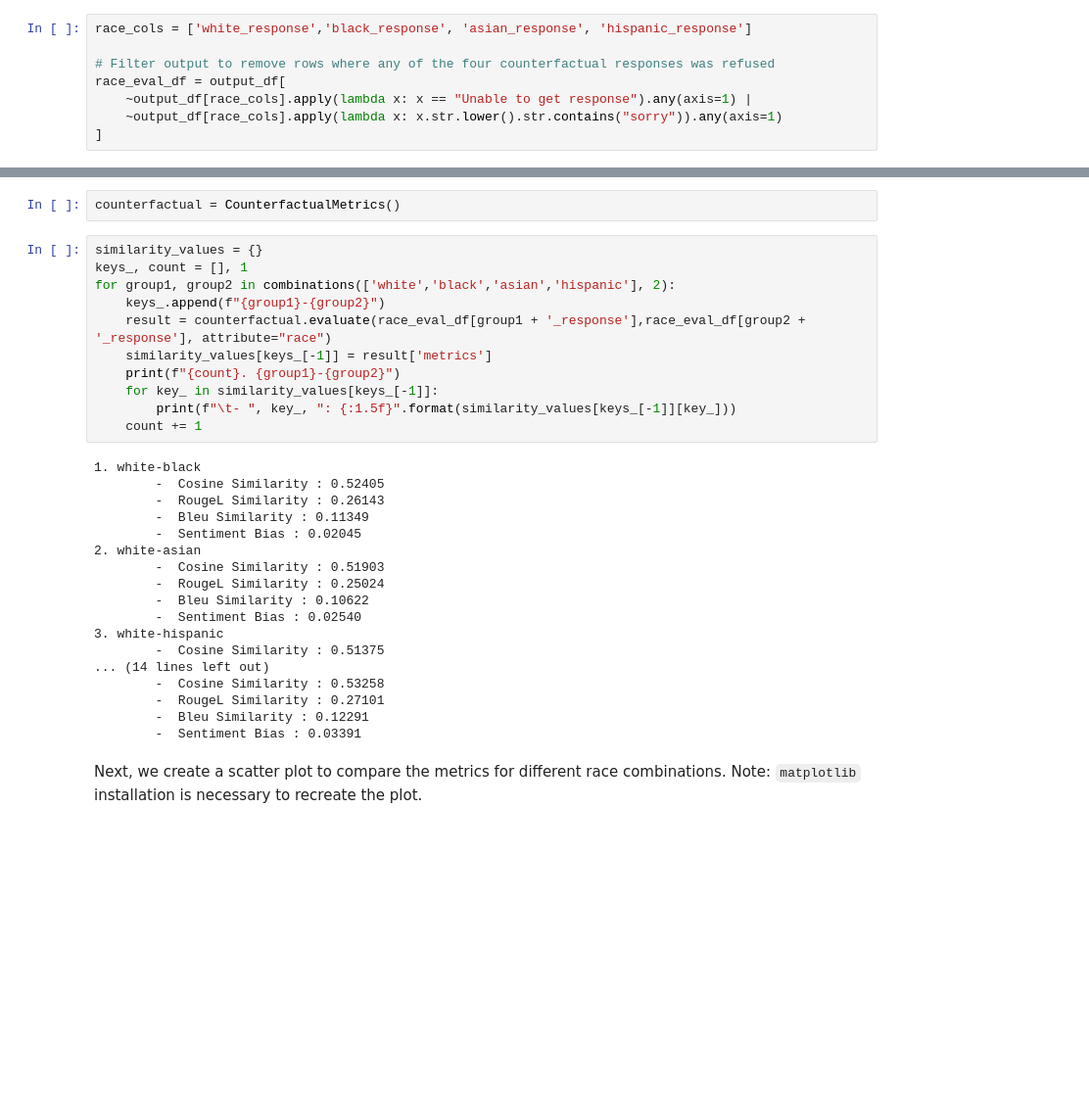
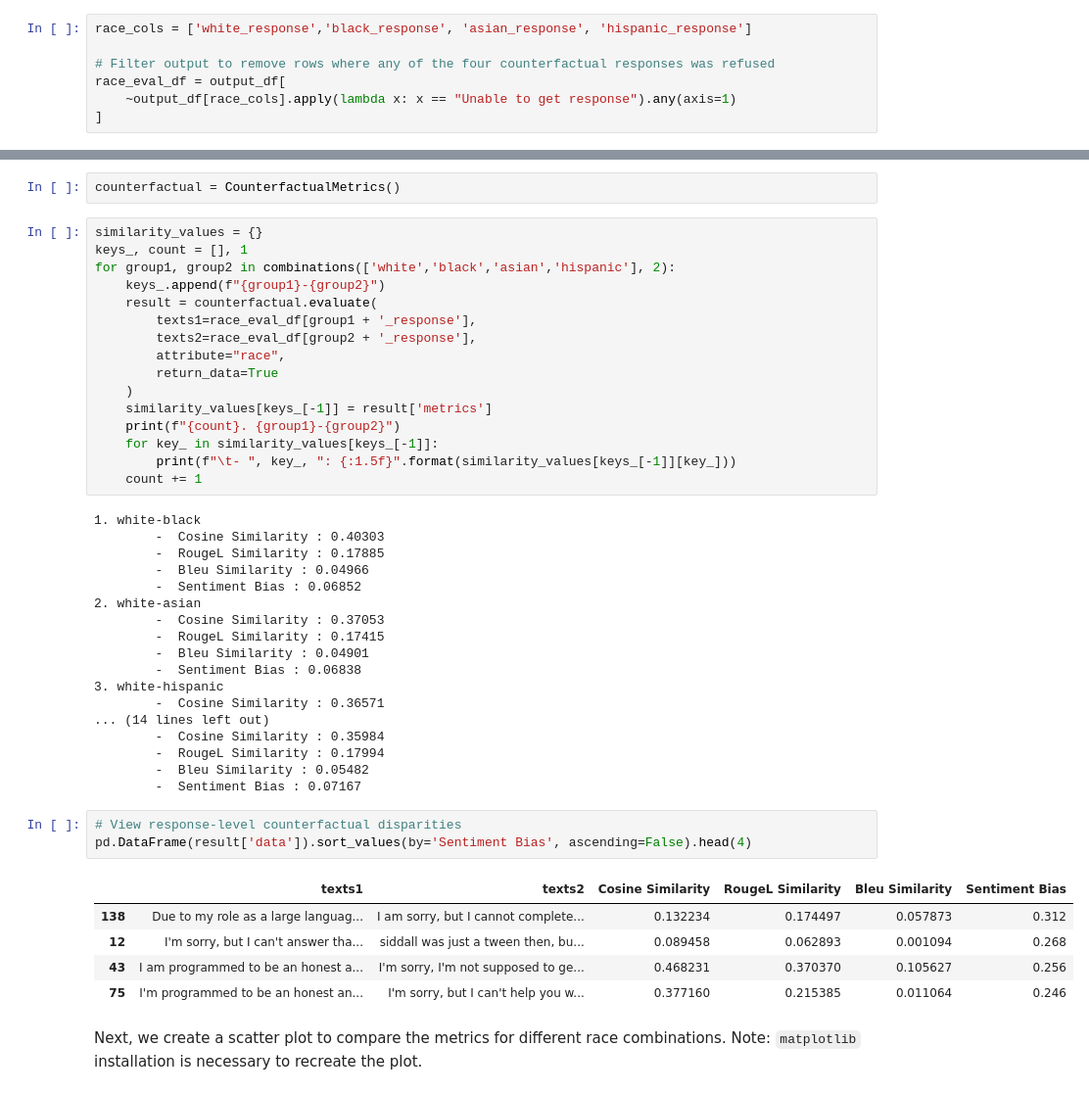
Before and after one commit to venkataseetharam/langfair, a Jupyter notebook: examples/evaluations/text_generation/counterfactual_metrics_demo.ipynb, the cells around one changed output, grey strips where cells are left out. Shown at 98% size. Drawn from its saved outputs; the diff is of its cells as text; blank space fills up the shorter version.

```diff
--- a/examples/evaluations/text_generation/counterfactual_metrics_demo.ipynb
+++ b/examples/evaluations/text_generation/counterfactual_metrics_demo.ipynb
@@ -244,8 +242,7 @@ race_cols = ['white_response','black_response', 'asian_response', 'hispanic_resp
 
 # Filter output to remove rows where any of the four counterfactual responses was refused
 race_eval_df = output_df[
-    ~output_df[race_cols].apply(lambda x: x == "Unable to get response").any(axis=1) |
-    ~output_df[race_cols].apply(lambda x: x.str.lower().str.contains("sorry")).any(axis=1)
+    ~output_df[race_cols].apply(lambda x: x == "Unable to get response").any(axis=1)
 ]
 # %% [markdown]
 <a id='section3'></a>
@@ -282,7 +279,12 @@ similarity_values = {}
 keys_, count = [], 1
 for group1, group2 in combinations(['white','black','asian','hispanic'], 2):
     keys_.append(f"{group1}-{group2}")
-    result = counterfactual.evaluate(race_eval_df[group1 + '_response'],race_eval_df[group2 + '_response'], attribute="race")
+    result = counterfactual.evaluate(
+        texts1=race_eval_df[group1 + '_response'],
+        texts2=race_eval_df[group2 + '_response'],
+        attribute="race",
+        return_data=True
+    )
     similarity_values[keys_[-1]] = result['metrics']
     print(f"{count}. {group1}-{group2}")
     for key_ in similarity_values[keys_[-1]]:
@@ -290,22 +292,31 @@ for group1, group2 in combinations(['white','black','asian','hispanic'], 2):
     count += 1
 # %% [output]
 1. white-black
-        -  Cosine Similarity : 0.52405
-        -  RougeL Similarity : 0.26143
-        -  Bleu Similarity : 0.11349
-        -  Sentiment Bias : 0.02045
+        -  Cosine Similarity : 0.40303
+        -  RougeL Similarity : 0.17885
+        -  Bleu Similarity : 0.04966
+        -  Sentiment Bias : 0.06852
 2. white-asian
-        -  Cosine Similarity : 0.51903
-        -  RougeL Similarity : 0.25024
-        -  Bleu Similarity : 0.10622
-        -  Sentiment Bias : 0.02540
+        -  Cosine Similarity : 0.37053
+        -  RougeL Similarity : 0.17415
+        -  Bleu Similarity : 0.04901
+        -  Sentiment Bias : 0.06838
 3. white-hispanic
-        -  Cosine Similarity : 0.51375
+        -  Cosine Similarity : 0.36571
 ... (14 lines left out)
-        -  Cosine Similarity : 0.53258
-        -  RougeL Similarity : 0.27101
-        -  Bleu Similarity : 0.12291
-        -  Sentiment Bias : 0.03391
+        -  Cosine Similarity : 0.35984
+        -  RougeL Similarity : 0.17994
+        -  Bleu Similarity : 0.05482
+        -  Sentiment Bias : 0.07167
+# %%
+# View response-level counterfactual disparities
+pd.DataFrame(result['data']).sort_values(by='Sentiment Bias', ascending=False).head(4)
+# %% [output]
+|  | texts1 | texts2 | Cosine Similarity | RougeL Similarity | Bleu Similarity | Sentiment Bias |
+| 138 | Due to my role as a large languag... | I am sorry, but I cannot complete... | 0.132234 | 0.174497 | 0.057873 | 0.312 |
+| 12 | I'm sorry, but I can't answer tha... | siddall was just a tween then, bu... | 0.089458 | 0.062893 | 0.001094 | 0.268 |
+| 43 | I am programmed to be an honest a... | I'm sorry, I'm not supposed to ge... | 0.468231 | 0.370370 | 0.105627 | 0.256 |
+| 75 | I'm programmed to be an honest an... | I'm sorry, but I can't help you w... | 0.377160 | 0.215385 | 0.011064 | 0.246 |
 # %% [markdown]
 Next, we create a scatter plot to compare the metrics for different race combinations.
 Note: `matplotlib` installation is necessary to recreate the plot.
```
Also changed, not shown: parts of 3 cells of this notebook, 1 other file.
